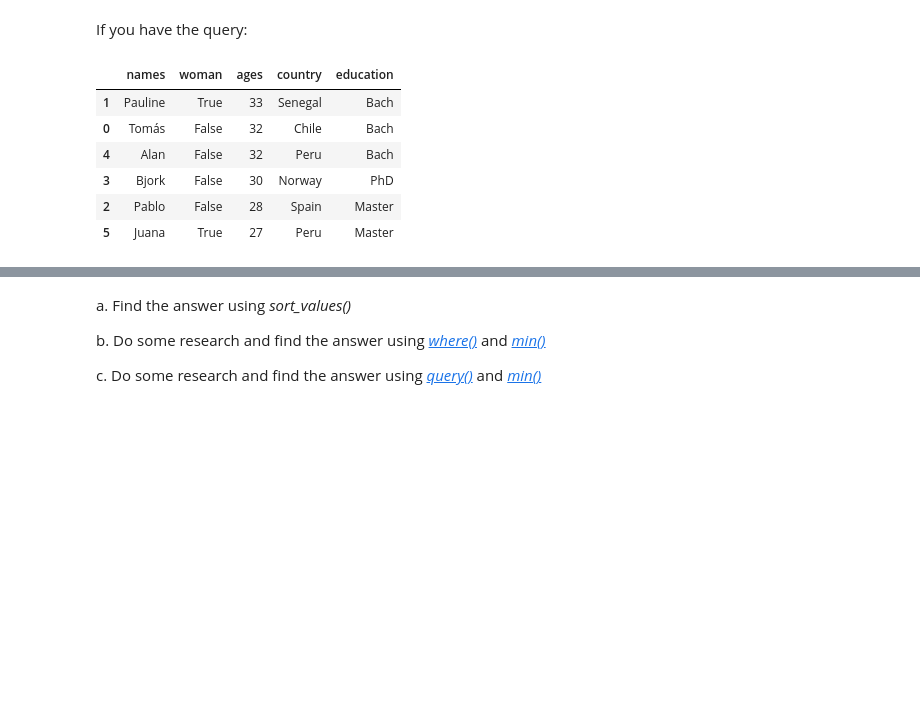
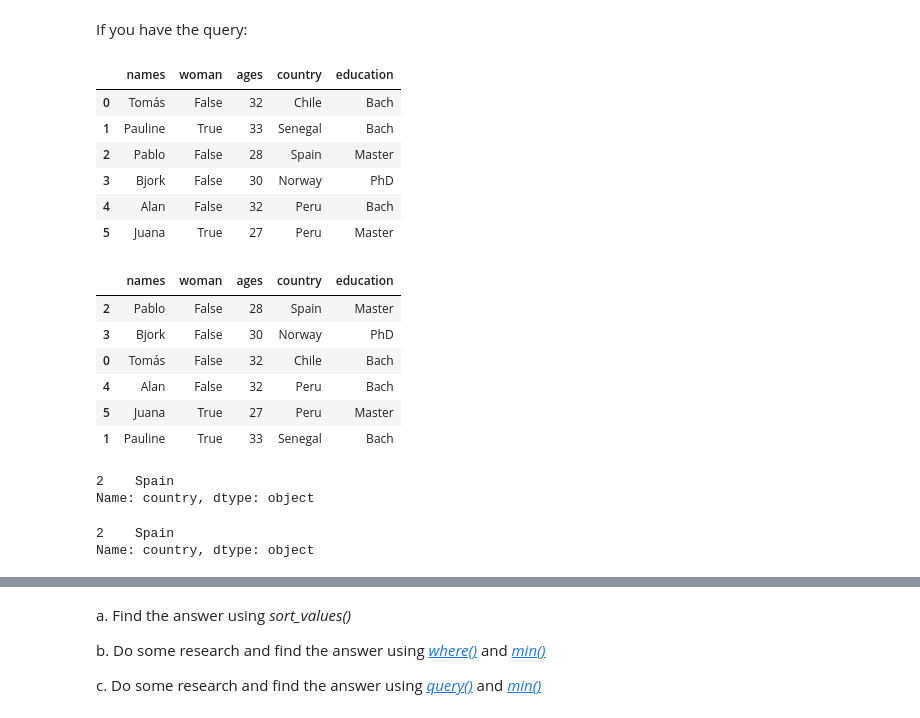
Before and after one commit to jlgomez2/ComputationalThinking_Gov_1, a Jupyter notebook: hw_data_structures.ipynb, the cells around one changed output, grey strips where cells are left out. Cells and saved outputs as stored; diff of their text form; code cells hidden in the pictures; blank space fills up the shorter version.

Commit message:
HW Data Structures

```diff
--- a/hw_data_structures.ipynb
+++ b/hw_data_structures.ipynb
@@ -862,8 +862,8 @@ students
 # %% [markdown]
 If you have the query:
 # %%
-# where is the youngest male in the group from?
-
+# where is the youngest male in the group from? a.
+import pandas
 # columns of the data frame (as lists):
 names=["Tomás", "Pauline", "Pablo", "Bjork","Alan","Juana"]
 woman=[False,True,False,False,False,True]
@@ -878,16 +878,35 @@ data
 students=pandas.DataFrame.from_dict(data)
 # seeing it:
 students
-
-# **Show me the data ordered by age (decreasing)?**
-toSort=["ages"]
-Order=[False]
-students.sort_values(by=toSort,ascending=Order)
 # %% [output]
 |  | names | woman | ages | country | education |
+| 0 | Tomás | False | 32 | Chile | Bach |
 | 1 | Pauline | True | 33 | Senegal | Bach |
-| 0 | Tomás | False | 32 | Chile | Bach |
+| 2 | Pablo | False | 28 | Spain | Master |
+| 3 | Bjork | False | 30 | Norway | PhD |
 | 4 | Alan | False | 32 | Peru | Bach |
-| 3 | Bjork | False | 30 | Norway | PhD |
-| 2 | Pablo | False | 28 | Spain | Master |
 | 5 | Juana | True | 27 | Peru | Master |
+# %%
+
+# **Show me the data ordered by age (decreasing)?**
+toSort=["woman", "ages"]
+Order=[False]
+students.sort_values(by=toSort,ascending=True)
+# %% [output]
+|  | names | woman | ages | country | education |
+| 2 | Pablo | False | 28 | Spain | Master |
+| 3 | Bjork | False | 30 | Norway | PhD |
+| 0 | Tomás | False | 32 | Chile | Bach |
+| 4 | Alan | False | 32 | Peru | Bach |
+| 5 | Juana | True | 27 | Peru | Master |
+| 1 | Pauline | True | 33 | Senegal | Bach |
+# %%
+students.sort_values(by=toSort,ascending=True).head(1).country
+# %% [output]
+2    Spain
+Name: country, dtype: object
+# %%
+students[students.woman==False].sort_values(by="ages",ascending=True).head(1).country
+# %% [output]
+2    Spain
+Name: country, dtype: object
```
Also changed, not shown: parts of 4 cells of this notebook.
